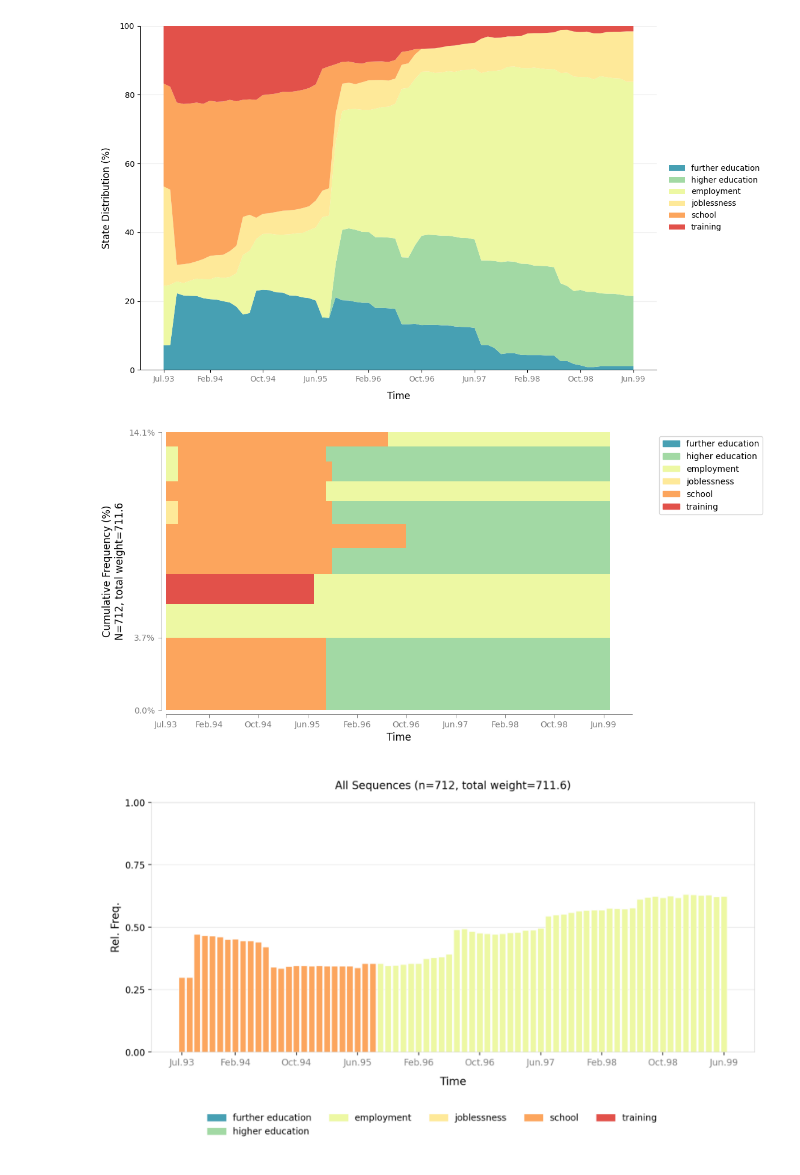
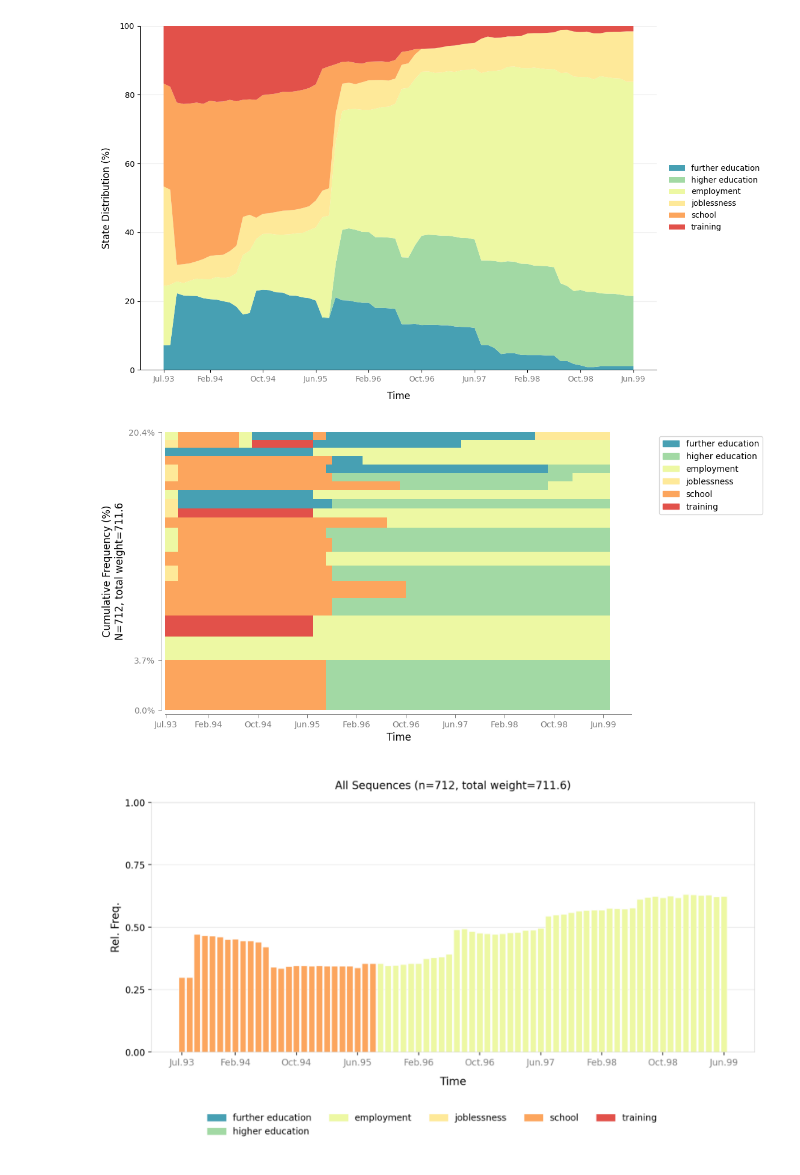
Before and after one commit to sdaza/Sequenzo, a Jupyter notebook: Tutorials/weighted_data/mvad.ipynb, the cells around one changed output. Saved outputs shown, nothing was run; the diff lists cells and outputs as text; code cells hidden in the pictures.

Commit message:
Finished the ipynb for mvad data, and the check of weighted data applications

```diff
--- a/Tutorials/weighted_data/mvad.ipynb
+++ b/Tutorials/weighted_data/mvad.ipynb
@@ -150,10 +148,9 @@ plot_state_distribution(sequence_data)
 # %%
 # Note: `plot_most_frequent_sequences` does not divide frequencies evenly; it’s just that in the CO2 dataset, the top-5 sequences happen to have similar frequencies.
 
-# TODO: why 14%, not 20%?
-plot_most_frequent_sequences(sequence_data, top_n=10)
+plot_most_frequent_sequences(sequence_data, top_n=20)
 # %% [output]
-[figure, old version]
+[figure, new version]
 # %%
 plot_modal_state(sequence_data)
 # %% [output]
```
Also changed, not shown: parts of 3 cells of this notebook.
